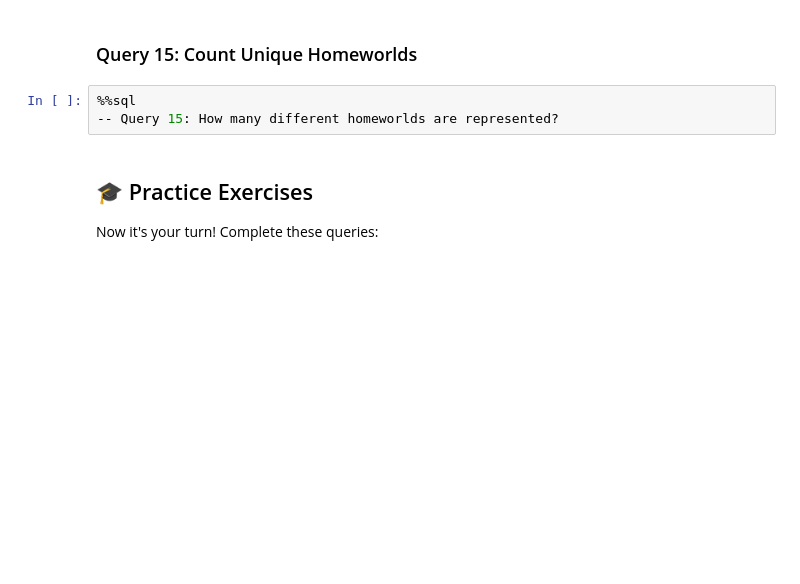
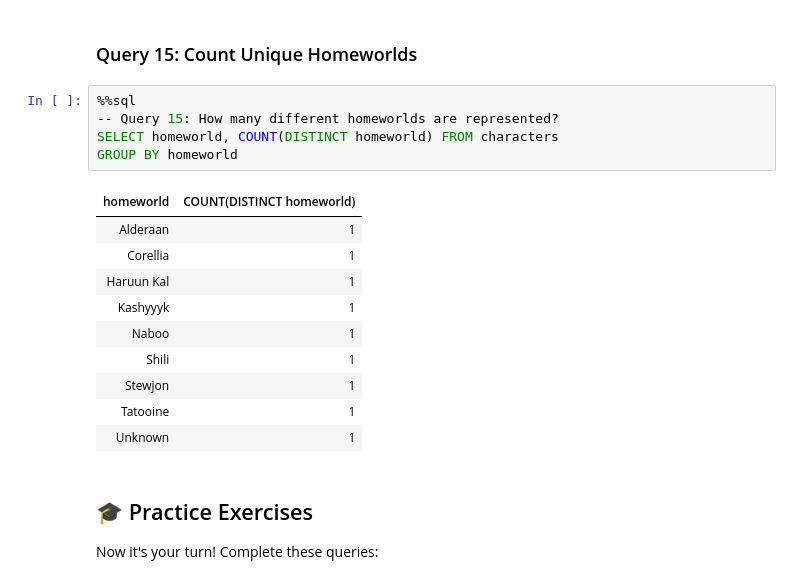
Before and after one commit to TempeHS/2025CT_SQL_Rex.L, a Jupyter notebook: lessons/lesson4_aggregates.ipynb, the cells around one changed output. Saved outputs shown, nothing was run; the diff lists cells and outputs as text; blank space fills up the shorter version.

Commit message:
Completed Lesson 4: Aggregate functions and GROUP BY

```diff
--- a/lessons/lesson4_aggregates.ipynb
+++ b/lessons/lesson4_aggregates.ipynb
@@ -326,6 +342,19 @@ HAVING COUNT(species) >= 2
 # %%
 %%sql
 -- Query 15: How many different homeworlds are represented?
+SELECT homeworld, COUNT(DISTINCT homeworld) FROM characters
+GROUP BY homeworld
+# %% [output]
+| homeworld | COUNT(DISTINCT homeworld) |
+| Alderaan | 1 |
+| Corellia | 1 |
+| Haruun Kal | 1 |
+| Kashyyyk | 1 |
+| Naboo | 1 |
+| Shili | 1 |
+| Stewjon | 1 |
+| Tatooine | 1 |
+| Unknown | 1 |
 # %% [markdown]
 ## 🎓 Practice Exercises
 
```
Also changed, not shown: parts of 9 cells of this notebook.
